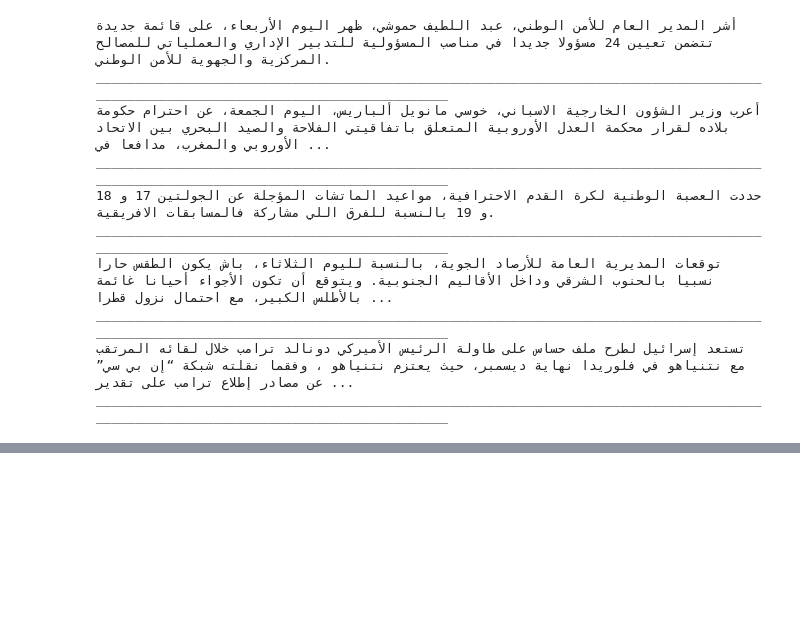
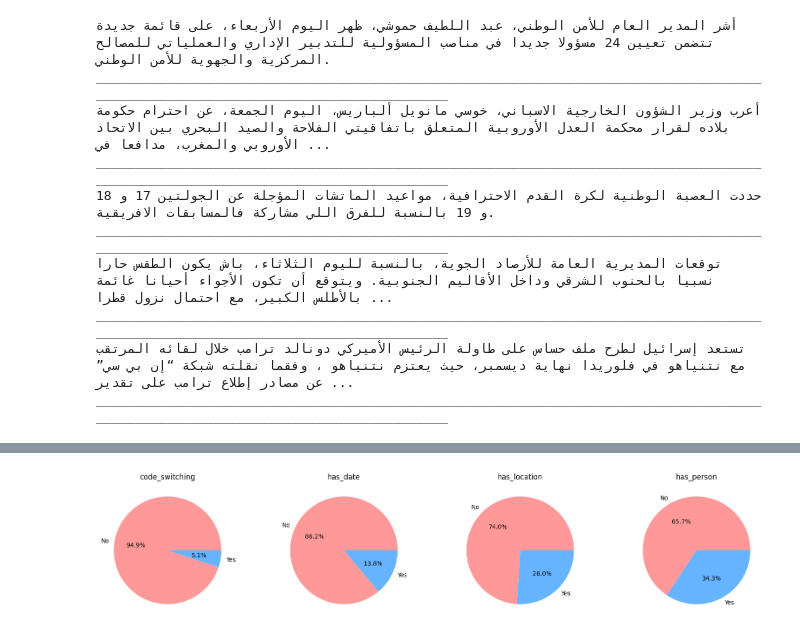
Before and after one commit to oafidi/ContextualQA, a Jupyter notebook: preprocessing.ipynb, the cells around one changed output, grey strips where cells are left out. Cells and saved outputs as stored; diff of their text form; code cells hidden in the pictures; blank space fills up the shorter version.

```diff
--- a/preprocessing.ipynb
+++ b/preprocessing.ipynb
@@ -168,8 +317,8 @@ plt.show()
 # The data is right-skewed (many short texts, few very long ones)
 
 # Compute quartiles
-Q1 = df["first_paragraph_length"].quantile(0.25)
-Q3 = df["first_paragraph_length"].quantile(0.75)
+Q1 = df["char_count"].quantile(0.25)
+Q3 = df["char_count"].quantile(0.75)
 
 IQR = Q3 - Q1
 
@@ -178,8 +327,8 @@ upper_bound = Q3 + 1.5 * IQR
 
 before = len(df)
 
-df = df[(df["first_paragraph_length"] >= lower_bound) &
-        (df["first_paragraph_length"] <= upper_bound)]
+df = df[(df["char_count"] >= lower_bound) &
+        (df["char_count"] <= upper_bound)]
 
 after = len(df)
 
@@ -372,0 +354,29 @@ df.head(1000)
+# %%
+locations = set()
+
+try:
+    with open("datasets/reference/moroccan_cities_regions.json", "r", encoding="utf-8") as f:
+        data = json.load(f)
+    for region in data["regions"]["data"]:
+        for lang in ["ar", "fr", "en"]:
+            locations.add(region["names"][lang].strip())
+    for city in data["cities"]["data"]:
+        for lang in ["ar", "fr", "en"]:
+            locations.add(city["names"][lang].strip())
+except Exception as e:
+    print(f"Error : {e}")
+
+try:
+    countries_capitals = pd.read_csv("datasets/reference/countries_capitals.csv")
+    for col in countries_capitals.columns:
+        locations.update(countries_capitals[col].dropna().str.strip().tolist())
+except Exception as e:
+    print(f"Error : {e}")
+
+df["has_location"]   = df["first_paragraph"].apply(lambda x: has_city(x, locations))
+# %%
+try:
+    morrocan_names = pd.read_csv("datasets/reference/moroccan_names.csv")
+    df["has_person"]   = df["first_paragraph"].apply(lambda x: has_person(x, morrocan_names["names"]))
+except Exception as e:
+    print(f"Error : {e}")
@@ -372,0 +403,8 @@ df.head(1000)
+# %%
+fig, axes = plt.subplots(1, 4, figsize=(20, 4))
+for ax, col in zip(axes, ["code_switching", "has_date", "has_location", "has_person"]):
+    counts = df[col].value_counts()
+    ax.pie(counts, labels=["No", "Yes"], autopct='%1.1f%%', colors=['#ff9999','#66b3ff'])
+    ax.set_title(col)
+# %% [output]
+[figure, added]
```
Also changed, not shown: parts of 22 cells of this notebook, 13 other files.
